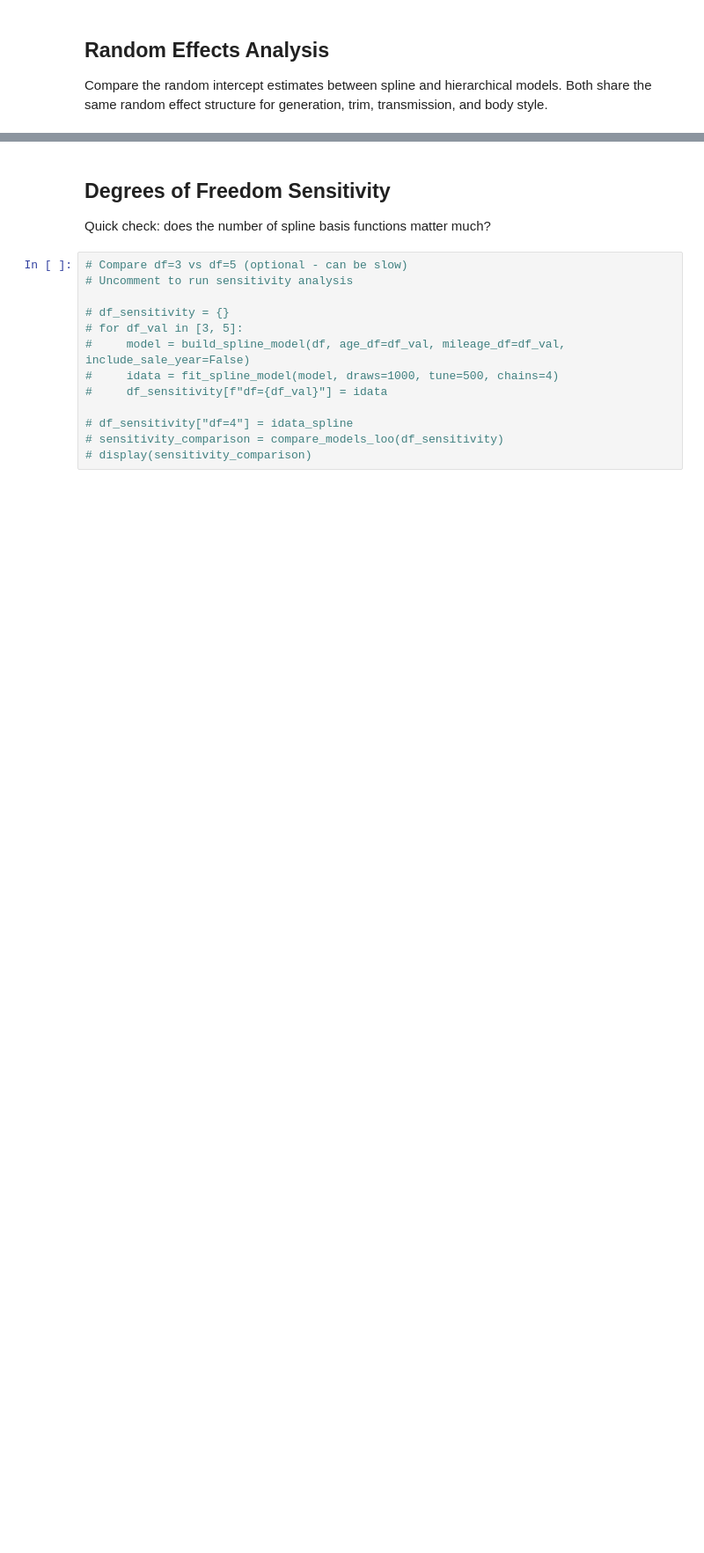
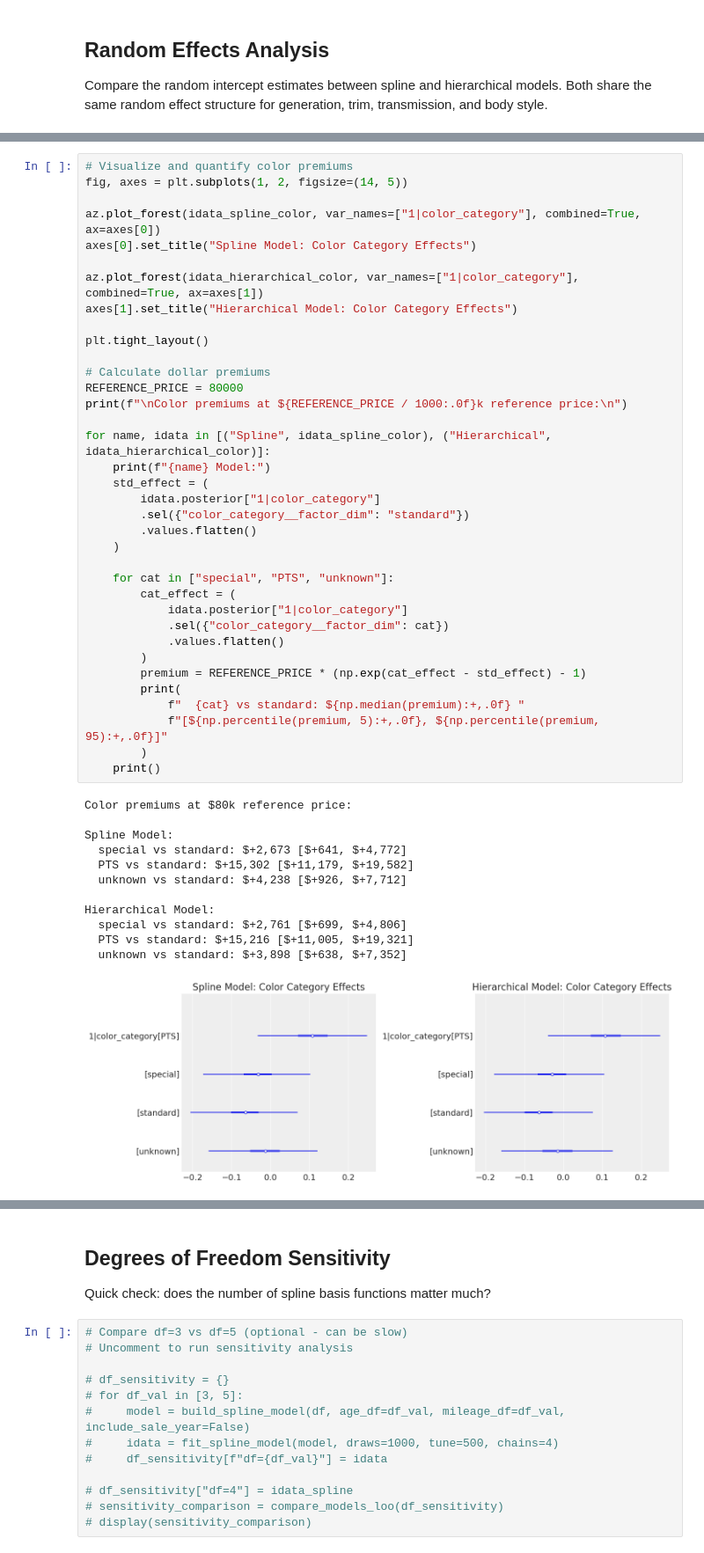
Before and after one commit to No-Stream/price-trend-analysis, a Jupyter notebook: notebooks/04_splines.ipynb, the cells around one changed output, grey strips where cells are left out. Shown at 88% size. Cells and saved outputs as stored; diff of their text form; blank space fills up the shorter version.

Commit message:
spline nb runs

```diff
--- a/notebooks/04_splines.ipynb
+++ b/notebooks/04_splines.ipynb
@@ -452,0 +490,49 @@ Both share the same random effect structure for generation, trim, transmission,
+# %%
+# Visualize and quantify color premiums
+fig, axes = plt.subplots(1, 2, figsize=(14, 5))
+
+az.plot_forest(idata_spline_color, var_names=["1|color_category"], combined=True, ax=axes[0])
+axes[0].set_title("Spline Model: Color Category Effects")
+
+az.plot_forest(idata_hierarchical_color, var_names=["1|color_category"], combined=True, ax=axes[1])
+axes[1].set_title("Hierarchical Model: Color Category Effects")
+
+plt.tight_layout()
+
+# Calculate dollar premiums
+REFERENCE_PRICE = 80000
+print(f"\nColor premiums at ${REFERENCE_PRICE / 1000:.0f}k reference price:\n")
+
+for name, idata in [("Spline", idata_spline_color), ("Hierarchical", idata_hierarchical_color)]:
+    print(f"{name} Model:")
+    std_effect = (
+        idata.posterior["1|color_category"]
+        .sel({"color_category__factor_dim": "standard"})
+        .values.flatten()
+    )
+
+    for cat in ["special", "PTS", "unknown"]:
+        cat_effect = (
+            idata.posterior["1|color_category"]
+            .sel({"color_category__factor_dim": cat})
+            .values.flatten()
+        )
+        premium = REFERENCE_PRICE * (np.exp(cat_effect - std_effect) - 1)
+        print(
+            f"  {cat} vs standard: ${np.median(premium):+,.0f} "
+            f"[${np.percentile(premium, 5):+,.0f}, ${np.percentile(premium, 95):+,.0f}]"
+        )
+    print()
+# %% [output]
+Color premiums at $80k reference price:
+
+Spline Model:
+  special vs standard: $+2,673 [$+641, $+4,772]
+  PTS vs standard: $+15,302 [$+11,179, $+19,582]
+  unknown vs standard: $+4,238 [$+926, $+7,712]
+
+Hierarchical Model:
+  special vs standard: $+2,761 [$+699, $+4,806]
+  PTS vs standard: $+15,216 [$+11,005, $+19,321]
+  unknown vs standard: $+3,898 [$+638, $+7,352]
+[figure, added]
```
Also changed, not shown: parts of 27 cells of this notebook, 1 other file.
